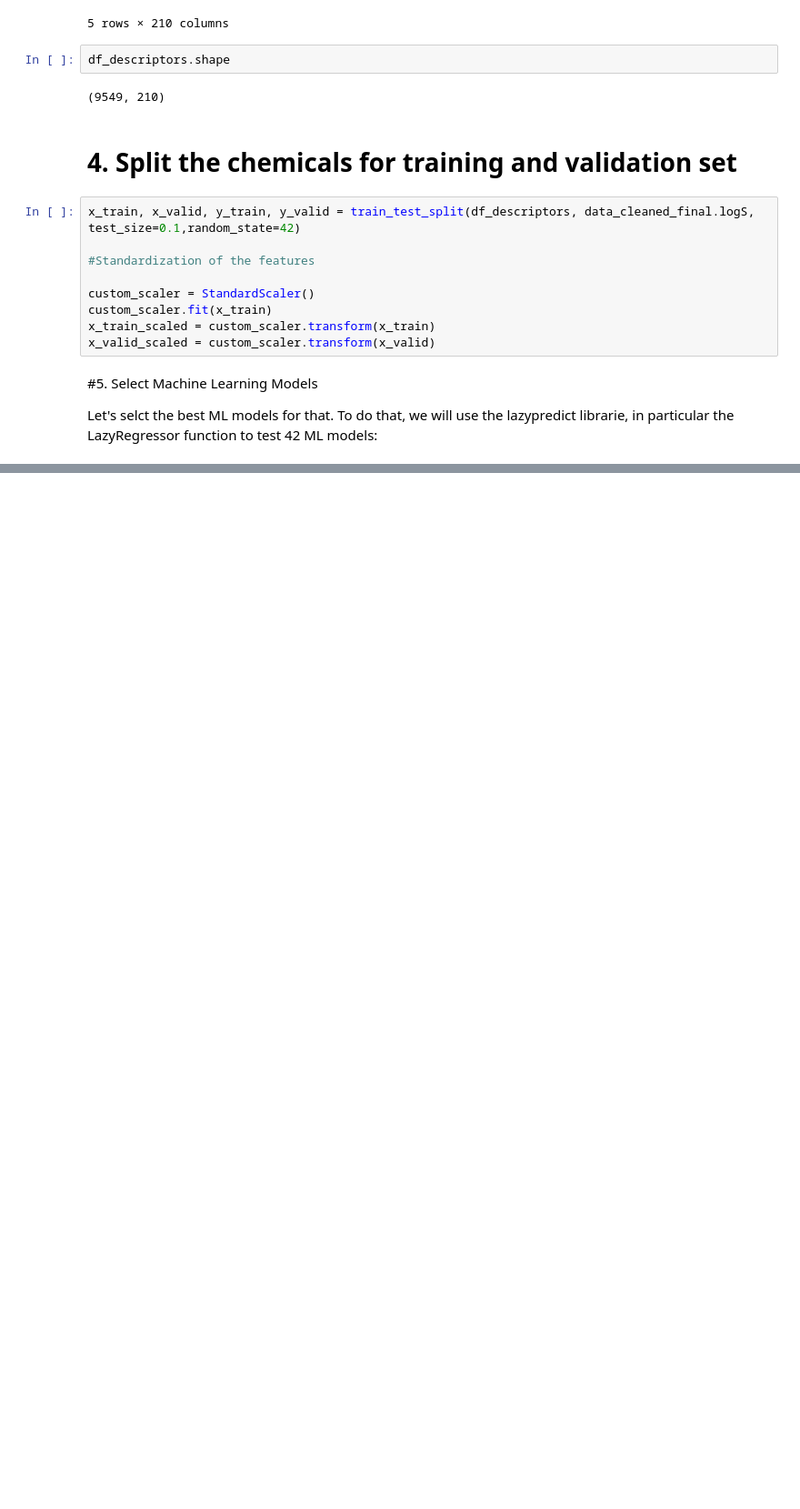
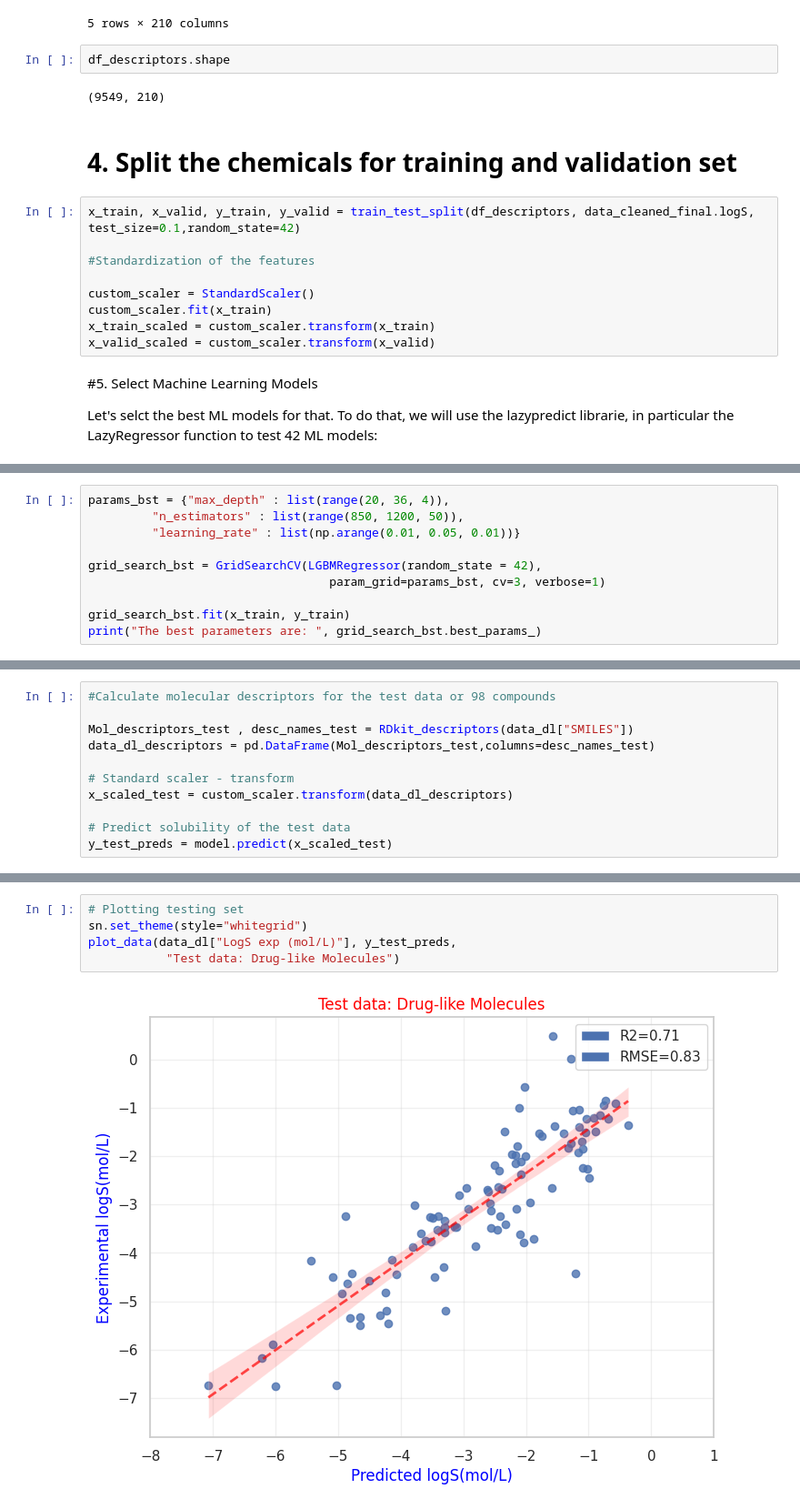
Before and after one commit to LucasCossard/WSPP_Projectppchem, a Jupyter notebook: Notebook_WSP.ipynb, the cells around one changed output, grey strips where cells are left out. Shown at 91% size. Cells and saved outputs as stored; diff of their text form; blank space fills up the shorter version.

```diff
--- a/Notebook_WSP.ipynb
+++ b/Notebook_WSP.ipynb
@@ -371,0 +423,10 @@ We decided to take the LGBMRegressor model because the results generated by this
+# %%
+params_bst = {"max_depth" : list(range(20, 36, 4)),
+         "n_estimators" : list(range(850, 1200, 50)),
+         "learning_rate" : list(np.arange(0.01, 0.05, 0.01))}
+
+grid_search_bst = GridSearchCV(LGBMRegressor(random_state = 42),
+                                  param_grid=params_bst, cv=3, verbose=1)
+
+grid_search_bst.fit(x_train, y_train)
+print("The best parameters are: ", grid_search_bst.best_params_)
@@ -371,0 +509,11 @@ We decided to take the LGBMRegressor model because the results generated by this
+# %%
+#Calculate molecular descriptors for the test data or 98 compounds
+
+Mol_descriptors_test , desc_names_test = RDkit_descriptors(data_dl["SMILES"])
+data_dl_descriptors = pd.DataFrame(Mol_descriptors_test,columns=desc_names_test)
+
+# Standard scaler - transform
+x_scaled_test = custom_scaler.transform(data_dl_descriptors)
+
+# Predict solubility of the test data
+y_test_preds = model.predict(x_scaled_test)
@@ -371,0 +539,7 @@ We decided to take the LGBMRegressor model because the results generated by this
+# %%
+# Plotting testing set
+sn.set_theme(style="whitegrid")
+plot_data(data_dl["LogS exp (mol/L)"], y_test_preds,
+           "Test data: Drug-like Molecules")
+# %% [output]
+[figure, added]
```
Also changed, not shown: parts of 23 cells of this notebook.
